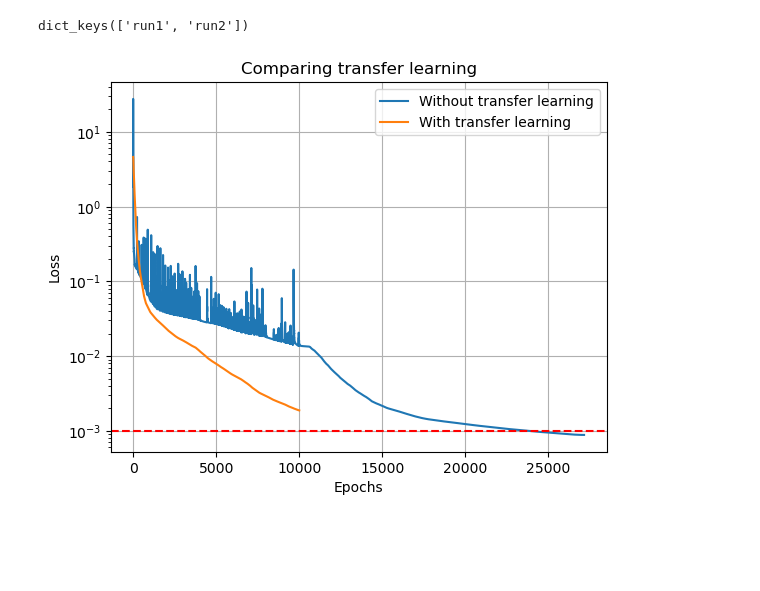
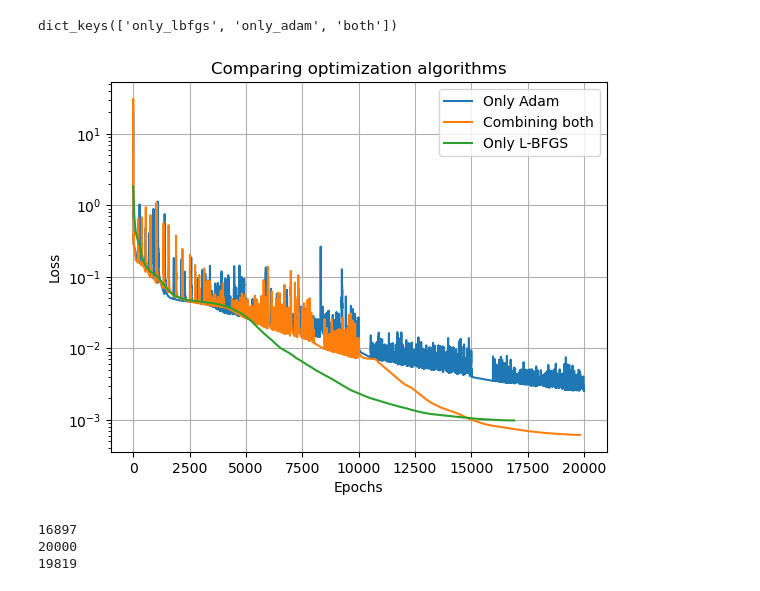
Before and after one commit to alleswe2k/PINNs, a Jupyter notebook: Transfer/plotting.ipynb, the cells around one changed output. Cells and saved outputs as stored; diff of their text form; code cells hidden in the pictures; blank space fills up the shorter version.

```diff
--- a/Transfer/plotting.ipynb
+++ b/Transfer/plotting.ipynb
@@ -6,5 +6,5 @@ import os
 # %%
-file_name = "transfer2.json"
+file_name = "diff_learning.json"
 
 with open(file_name, "r") as f:
     data = json.load(f)
@@ -12,18 +12,27 @@ with open(file_name, "r") as f:
 
 print(data.keys())
 # %% [output]
-dict_keys(['run1', 'run2'])
+dict_keys(['only_lbfgs', 'only_adam', 'both'])
 # %%
-run1 = data["run1"]
-run2 = data["run2"]
+run1 = data["only_lbfgs"]
+run2 = data["only_adam"]
+run3 = data["both"]
 # %%
-plt.semilogy(run1, label="Without transfer learning")
-plt.semilogy(run2, label="With transfer learning")
+plt.semilogy(run2, label="Only Adam")
+plt.semilogy(run3, label="Combining both")
+plt.semilogy(run1, label="Only L-BFGS")
 plt.legend()
-plt.axhline(y=1e-3, color='r', linestyle='--')
 plt.xlabel("Epochs")
 plt.ylabel("Loss")
-plt.title("Comparing transfer learning")
+plt.title("Comparing optimization algorithms")
 plt.grid()
 # %% [output]
-[figure, old version]
+[figure, new version]
+# %%
+print(len(run1))
+print(len(run2))
+print(len(run3))
+# %% [output]
+16897
+20000
+19819
```
Also changed, not shown: parts of 2 cells of this notebook, 28 other files.
